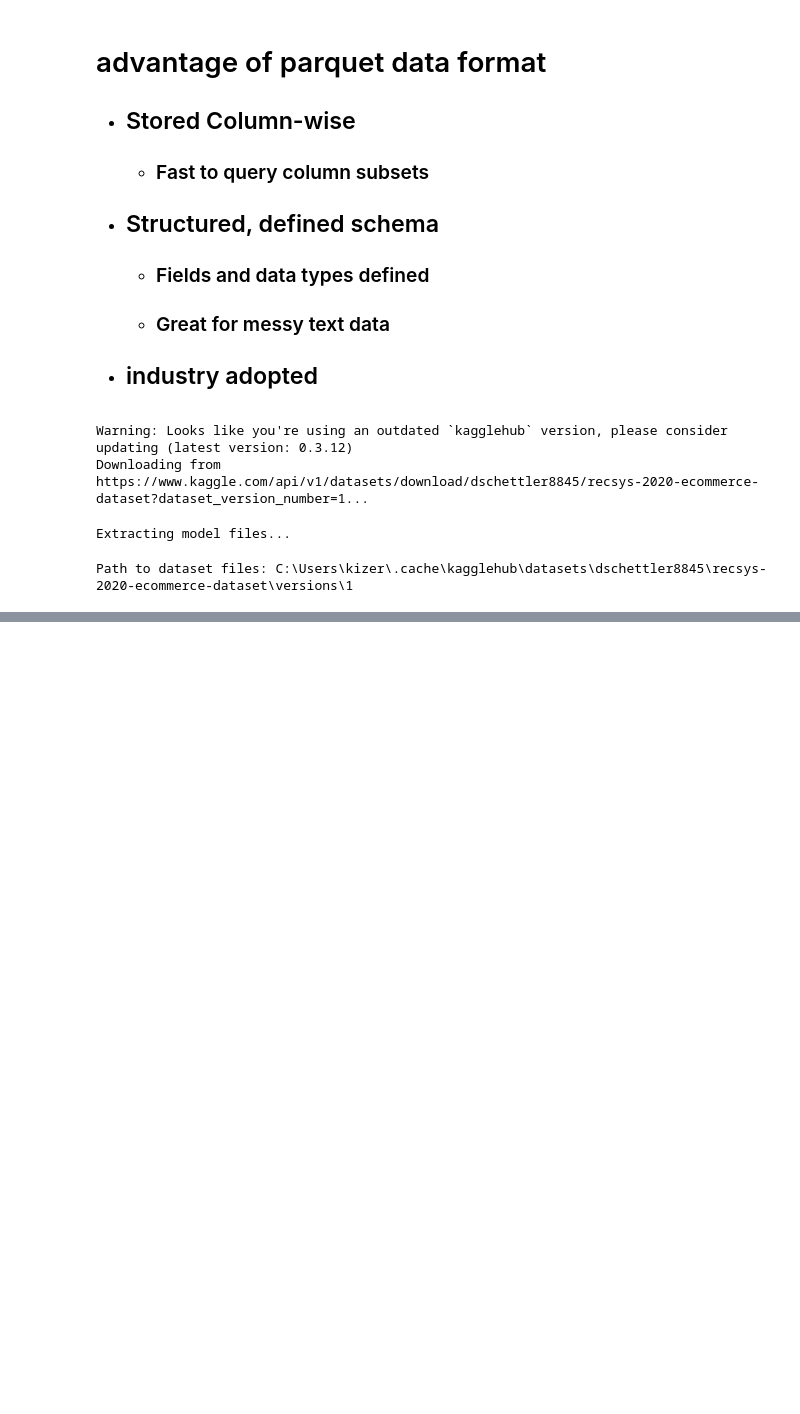
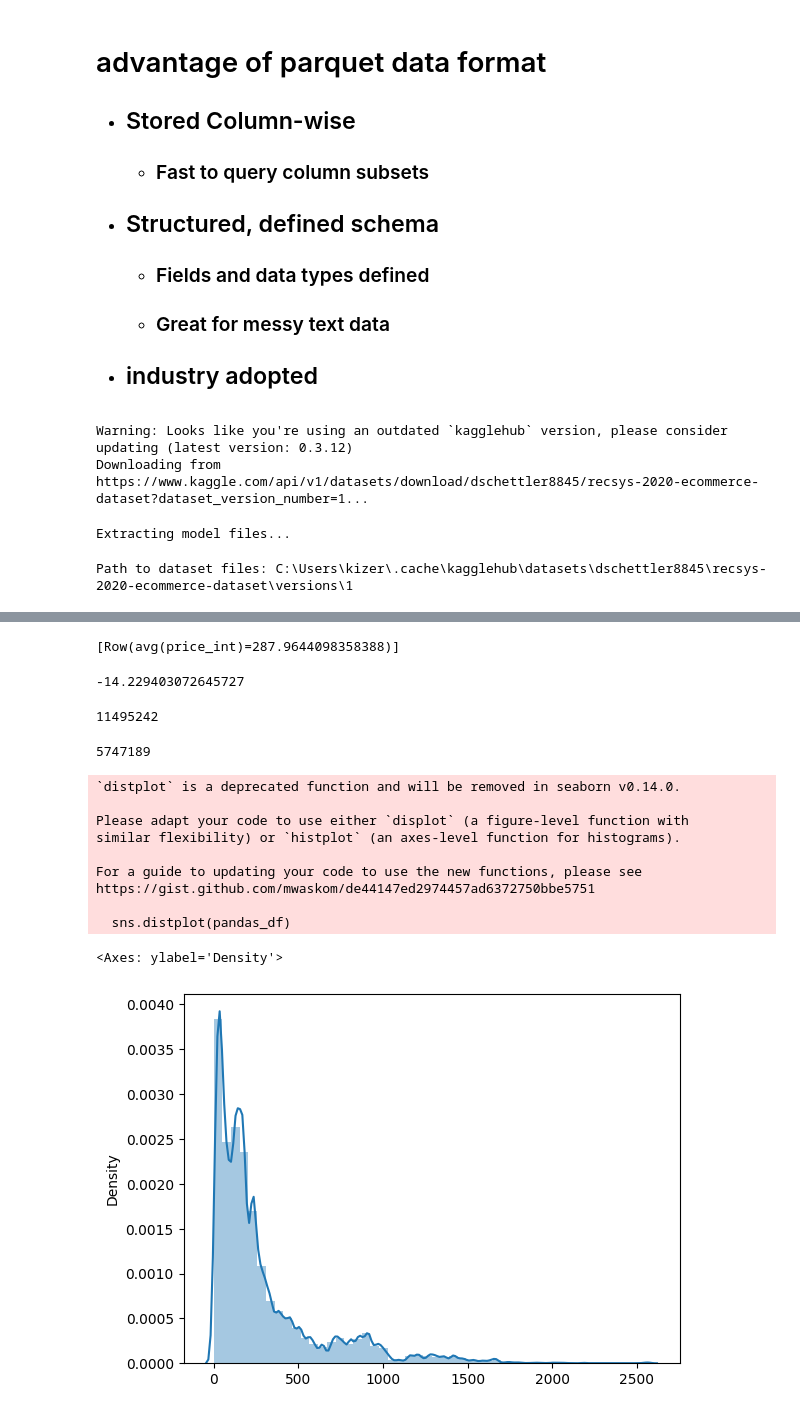
Before and after one commit to kizerek321/learning_pyspark, a Jupyter notebook: feature_engineering.ipynb, the cells around one changed output, grey strips where cells are left out. Saved outputs shown, nothing was run; the diff lists cells and outputs as text; code cells hidden in the pictures; blank space fills up the shorter version.

```diff
--- a/feature_engineering.ipynb
+++ b/feature_engineering.ipynb
@@ -67,0 +70,8 @@ only showing top 20 rows
+# %%
+from pyspark.sql.types import DateType, IntegerType, DoubleType
+from pyspark.sql.functions import to_timestamp
+df_casted = df.withColumn("price_int", df["price"].cast(DoubleType())).withColumn("ts_month_int", df["ts_month"].cast(IntegerType())).withColumn("ts_year_int", df["ts_year"].cast(IntegerType())).withColumn("ts_day_int", df["ts_day"].cast(IntegerType())).withColumn("ts_weekday_int", df["ts_weekday"].cast(IntegerType()))
+columns_to_drop = ['ts_month', 'price', 'ts_year', 'ts_day', 'ts_weekday']
+df_casted = df_casted.drop(*columns_to_drop)
+#df_casted = df_casted.withColumn("event_time_corr", to_timestamp(df["event_time"], "yyyy-MM-dd HH:mm:ss"))
+df_casted.show()
@@ -67,0 +108,35 @@ only showing top 20 rows
+# %%
+df_casted.agg({'price_int': 'mean'}).collect()
+# %% [output]
+[Row(avg(price_int)=287.9644098358388)]
+# %%
+df_casted.cov('price_int', 'ts_month_int')
+# %% [output]
+-14.229403072645727
+# %%
+df_casted.count()
+# %% [output]
+11495242
+# %%
+df_casted.sample(False, 0.5, 42).count()
+# %% [output]
+5747189
+# %%
+import seaborn as sns
+
+sample_df = df_casted.select('price_int').sample(False, 0.5, 42)
+
+pandas_df = sample_df.toPandas()
+sns.distplot(pandas_df)
+# %% [output]
+`distplot` is a deprecated function and will be removed in seaborn v0.14.0.
+
+Please adapt your code to use either `displot` (a figure-level function with
+similar flexibility) or `histplot` (an axes-level function for histograms).
+
+For a guide to updating your code to use the new functions, please see
+https://gist.github.com/mwaskom/de44147ed2974457ad6372750bbe5751
+
+  sns.distplot(pandas_df)
+<Axes: ylabel='Density'>
+[figure, added]
```
Also changed, not shown: parts of 8 cells of this notebook.
